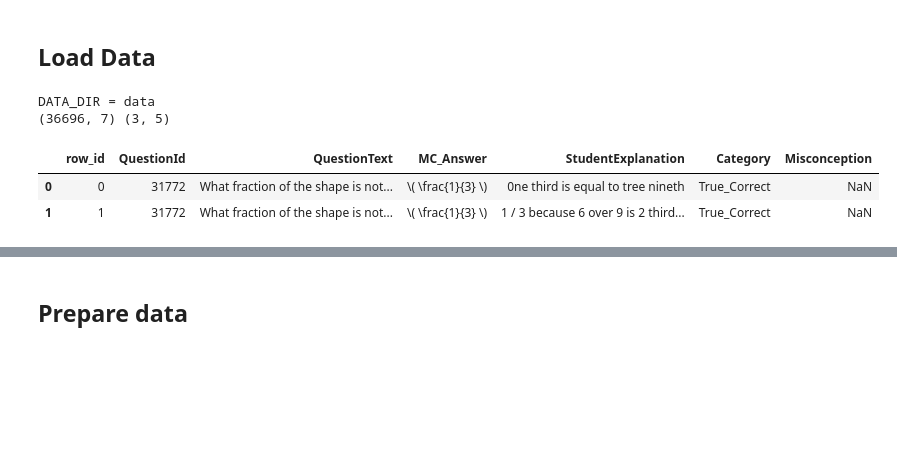
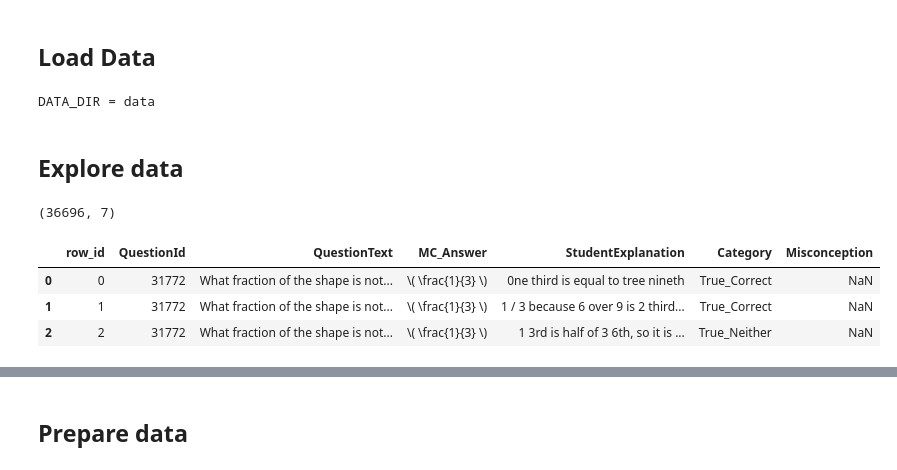
Before and after one commit to MartinRajniak/map-charting-student-math-misunderstandings, a Jupyter notebook: map-charting-student-math-misunderstandings.ipynb, the cells around one changed output, grey strips where cells are left out. Drawn from its saved outputs; the diff is of its cells as text; code cells hidden in the pictures; blank space fills up the shorter version.

```diff
--- a/map-charting-student-math-misunderstandings.ipynb
+++ b/map-charting-student-math-misunderstandings.ipynb
@@ -54,8 +56,8 @@ Libraries loaded.
 ## Load Data
 # %%
 # Detect Kaggle input path
-KAGGLE_INPUT = '/kaggle/input/map-charting-student-math-misunderstandings'
-LOCAL_INPUT  = '../input/map-charting-student-math-misunderstandings'
+KAGGLE_INPUT = "/kaggle/input/map-charting-student-math-misunderstandings"
+LOCAL_INPUT = "../input/map-charting-student-math-misunderstandings"
 HERE = os.getcwd()
 
 if os.path.exists(KAGGLE_INPUT):
@@ -64,17 +66,8 @@ elif os.path.exists(LOCAL_INPUT):
     DATA_DIR = LOCAL_INPUT
 else:
     # Fallback to working directory (for local testing with provided CSVs)
-    DATA_DIR = 'data'
+    DATA_DIR = "data"
 
-print('DATA_DIR =', DATA_DIR)
-
-train = pd.read_csv(os.path.join(DATA_DIR, "train.csv"))
-test = pd.read_csv(os.path.join(DATA_DIR, "test.csv"))
-print(train.shape, test.shape)
-train.head(2)
+print("DATA_DIR =", DATA_DIR)
 # %% [output]
 DATA_DIR = data
-(36696, 7) (3, 5)
-|  | row_id | QuestionId | QuestionText | MC_Answer | StudentExplanation | Category | Misconception |
-| 0 | 0 | 31772 | What fraction of the shape is not... | \( \frac{1}{3} \) | 0ne third is equal to tree nineth | True_Correct | NaN |
-| 1 | 1 | 31772 | What fraction of the shape is not... | \( \frac{1}{3} \) | 1 / 3 because 6 over 9 is 2 third... | True_Correct | NaN |
@@ -80,0 +77,11 @@ DATA_DIR = data
+# %% [markdown]
+## Explore data
+# %%
+print(train_df.shape)
+train_df.head(3)
+# %% [output]
+(36696, 7)
+|  | row_id | QuestionId | QuestionText | MC_Answer | StudentExplanation | Category | Misconception |
+| 0 | 0 | 31772 | What fraction of the shape is not... | \( \frac{1}{3} \) | 0ne third is equal to tree nineth | True_Correct | NaN |
+| 1 | 1 | 31772 | What fraction of the shape is not... | \( \frac{1}{3} \) | 1 / 3 because 6 over 9 is 2 third... | True_Correct | NaN |
+| 2 | 2 | 31772 | What fraction of the shape is not... | \( \frac{1}{3} \) | 1 3rd is half of 3 6th, so it is ... | True_Neither | NaN |
```
Also changed, not shown: parts of 35 cells of this notebook, 1 other file.
